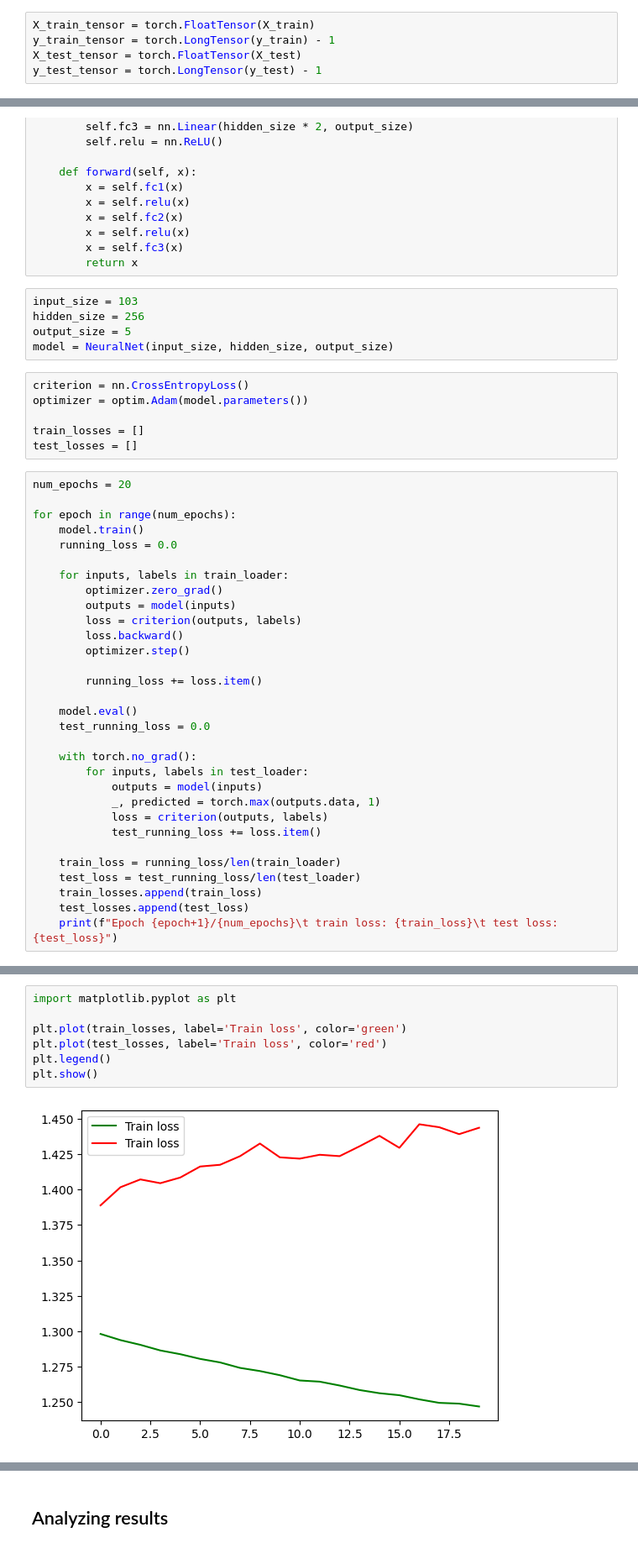
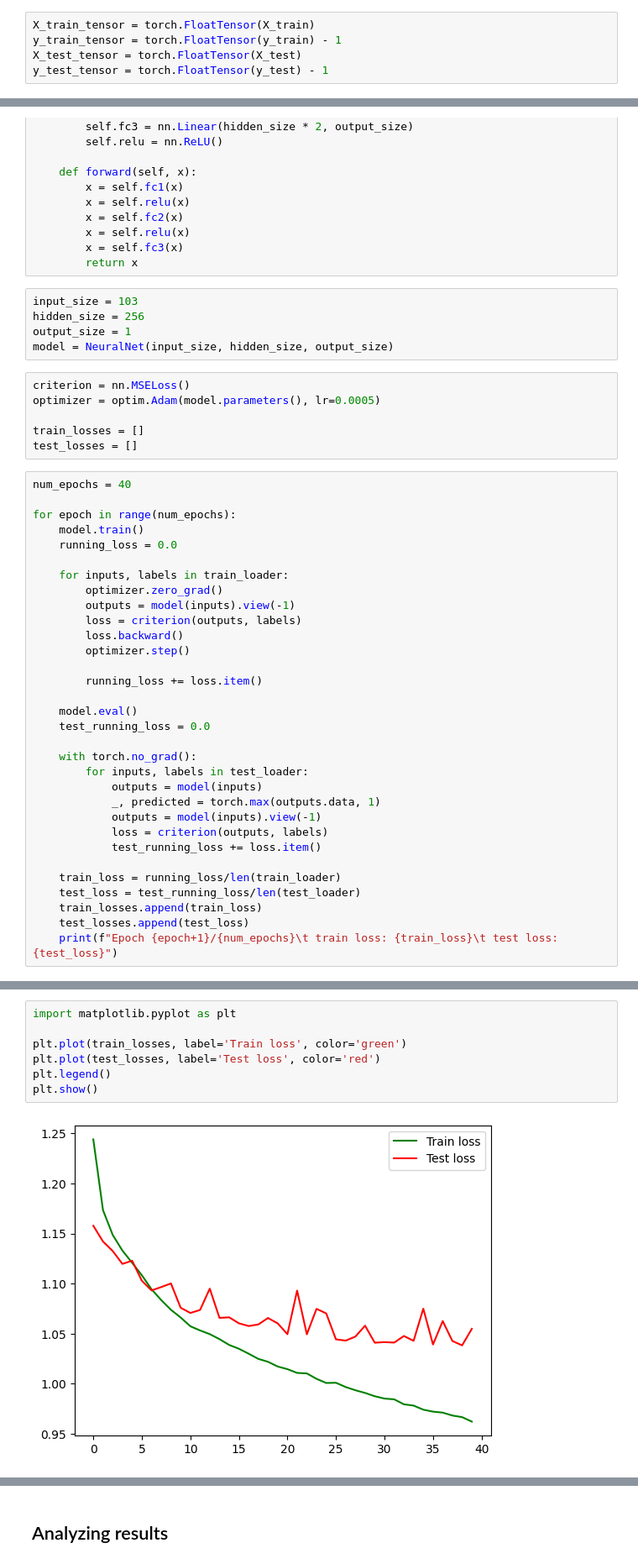
Before and after one commit to anatoliypus/Movie-Reccomendation-System, a Jupyter notebook: notebooks/4.0-model-selection.ipynb, the cells around one changed output, grey strips where cells are left out. Shown at 84% size. Saved outputs shown, nothing was run; the diff lists cells and outputs as text.

Commit message:
New model

```diff
--- a/notebooks/4.0-model-selection.ipynb
+++ b/notebooks/4.0-model-selection.ipynb
@@ -54,9 +54,9 @@ from torch.utils.data import TensorDataset, DataLoader
 from torch import optim
 # %%
 X_train_tensor = torch.FloatTensor(X_train)
-y_train_tensor = torch.LongTensor(y_train) - 1
+y_train_tensor = torch.FloatTensor(y_train) - 1
 X_test_tensor = torch.FloatTensor(X_test)
-y_test_tensor = torch.LongTensor(y_test) - 1
+y_test_tensor = torch.FloatTensor(y_test) - 1
 # %%
 train_dataset = TensorDataset(X_train_tensor, y_train_tensor)
 test_dataset = TensorDataset(X_test_tensor, y_test_tensor)
@@ -83,16 +83,16 @@ class NeuralNet(nn.Module):
 # %%
 input_size = 103
 hidden_size = 256
-output_size = 5
+output_size = 1
 model = NeuralNet(input_size, hidden_size, output_size)
 # %%
-criterion = nn.CrossEntropyLoss()
-optimizer = optim.Adam(model.parameters())
+criterion = nn.MSELoss()
+optimizer = optim.Adam(model.parameters(), lr=0.0005)
 
 train_losses = []
 test_losses = []
 # %%
-num_epochs = 20
+num_epochs = 40
 
 for epoch in range(num_epochs):
     model.train()
@@ -100,7 +100,7 @@ for epoch in range(num_epochs):
 
     for inputs, labels in train_loader:
         optimizer.zero_grad()
-        outputs = model(inputs)
+        outputs = model(inputs).view(-1)
         loss = criterion(outputs, labels)
         loss.backward()
         optimizer.step()
@@ -114,6 +114,7 @@ for epoch in range(num_epochs):
         for inputs, labels in test_loader:
             outputs = model(inputs)
             _, predicted = torch.max(outputs.data, 1)
+            outputs = model(inputs).view(-1)
             loss = criterion(outputs, labels)
             test_running_loss += loss.item()
 
@@ -146,12 +144,12 @@ Epoch 20/20      train loss: 1.247050708436966   test loss: 1.4436222789764404
 # %%
 import matplotlib.pyplot as plt
 
 plt.plot(train_losses, label='Train loss', color='green')
-plt.plot(test_losses, label='Train loss', color='red')
+plt.plot(test_losses, label='Test loss', color='red')
 plt.legend()
 plt.show()
 # %% [output]
-[figure, old version]
+[figure, new version]
 # %%
 # Evaluation on the test set
 model.eval()
```
Also changed, not shown: parts of 4 cells of this notebook, 7 other files.
